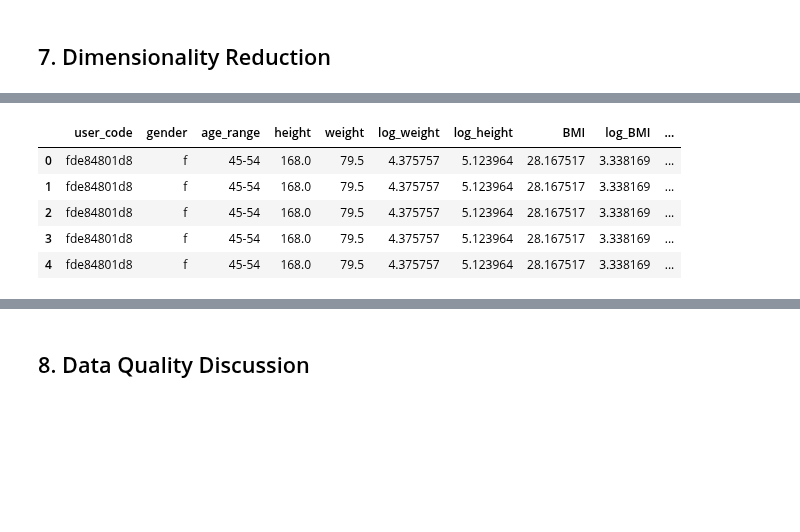
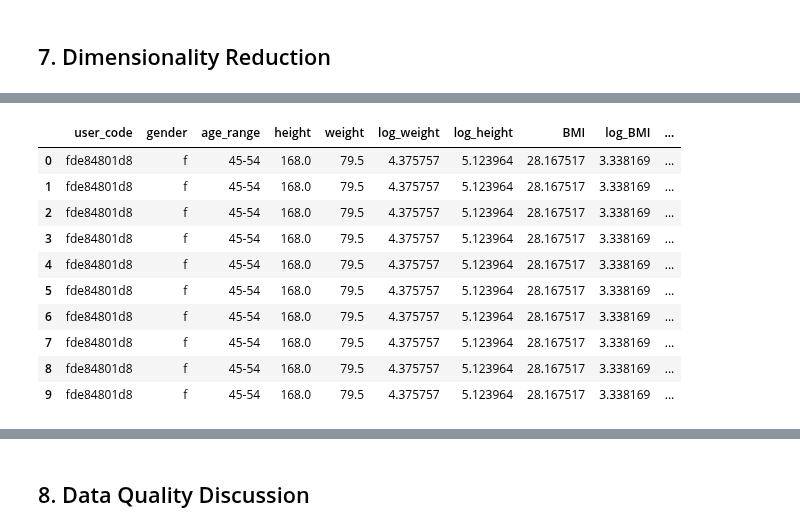
Before and after one commit to AIPI510/aipi510-fall24, a Jupyter notebook: ta4_data_ninjas.ipynb, the cells around one changed output, grey strips where cells are left out. Drawn from its saved outputs; the diff is of its cells as text; code cells hidden in the pictures; blank space fills up the shorter version.

```diff
--- a/ta4_data_ninjas.ipynb
+++ b/ta4_data_ninjas.ipynb
@@ -573,19 +618,24 @@ New Feature comment: Used height and weight to create a new BMI column. Similar
 # %%
 # sampling data to reduce memory usage
 sampled_df_bp = df_bp.sample(n=100, random_state=0)
 sampled_df_hr = df_hr.sample(n=100, random_state=0)
 sampled_df_hrv = df_hrv.sample(n=100, random_state=0)
 sampled_df_p = df_p.sample(n=100, random_state=0)
 
 # merging data
 merged_df = pd.merge(sampled_df_p, sampled_df_bp, on='user_code', how='inner')
 merged_df = pd.merge(merged_df, sampled_df_hr, on='user_code', how='inner')
 merged_df_ = pd.merge(merged_df, sampled_df_hrv, on='user_code', how='inner')
-merged_df.head()
+merged_df.head(10)
 # %% [output]
 |  | user_code | gender | age_range | height | weight | log_weight | log_height | BMI | log_BMI | ... |
 | 0 | fde84801d8 | f | 45-54 | 168.0 | 79.5 | 4.375757 | 5.123964 | 28.167517 | 3.338169 | ... |
 | 1 | fde84801d8 | f | 45-54 | 168.0 | 79.5 | 4.375757 | 5.123964 | 28.167517 | 3.338169 | ... |
 | 2 | fde84801d8 | f | 45-54 | 168.0 | 79.5 | 4.375757 | 5.123964 | 28.167517 | 3.338169 | ... |
 | 3 | fde84801d8 | f | 45-54 | 168.0 | 79.5 | 4.375757 | 5.123964 | 28.167517 | 3.338169 | ... |
 | 4 | fde84801d8 | f | 45-54 | 168.0 | 79.5 | 4.375757 | 5.123964 | 28.167517 | 3.338169 | ... |
+| 5 | fde84801d8 | f | 45-54 | 168.0 | 79.5 | 4.375757 | 5.123964 | 28.167517 | 3.338169 | ... |
+| 6 | fde84801d8 | f | 45-54 | 168.0 | 79.5 | 4.375757 | 5.123964 | 28.167517 | 3.338169 | ... |
+| 7 | fde84801d8 | f | 45-54 | 168.0 | 79.5 | 4.375757 | 5.123964 | 28.167517 | 3.338169 | ... |
+| 8 | fde84801d8 | f | 45-54 | 168.0 | 79.5 | 4.375757 | 5.123964 | 28.167517 | 3.338169 | ... |
+| 9 | fde84801d8 | f | 45-54 | 168.0 | 79.5 | 4.375757 | 5.123964 | 28.167517 | 3.338169 | ... |
```
Also changed, not shown: parts of 22 cells of this notebook.
